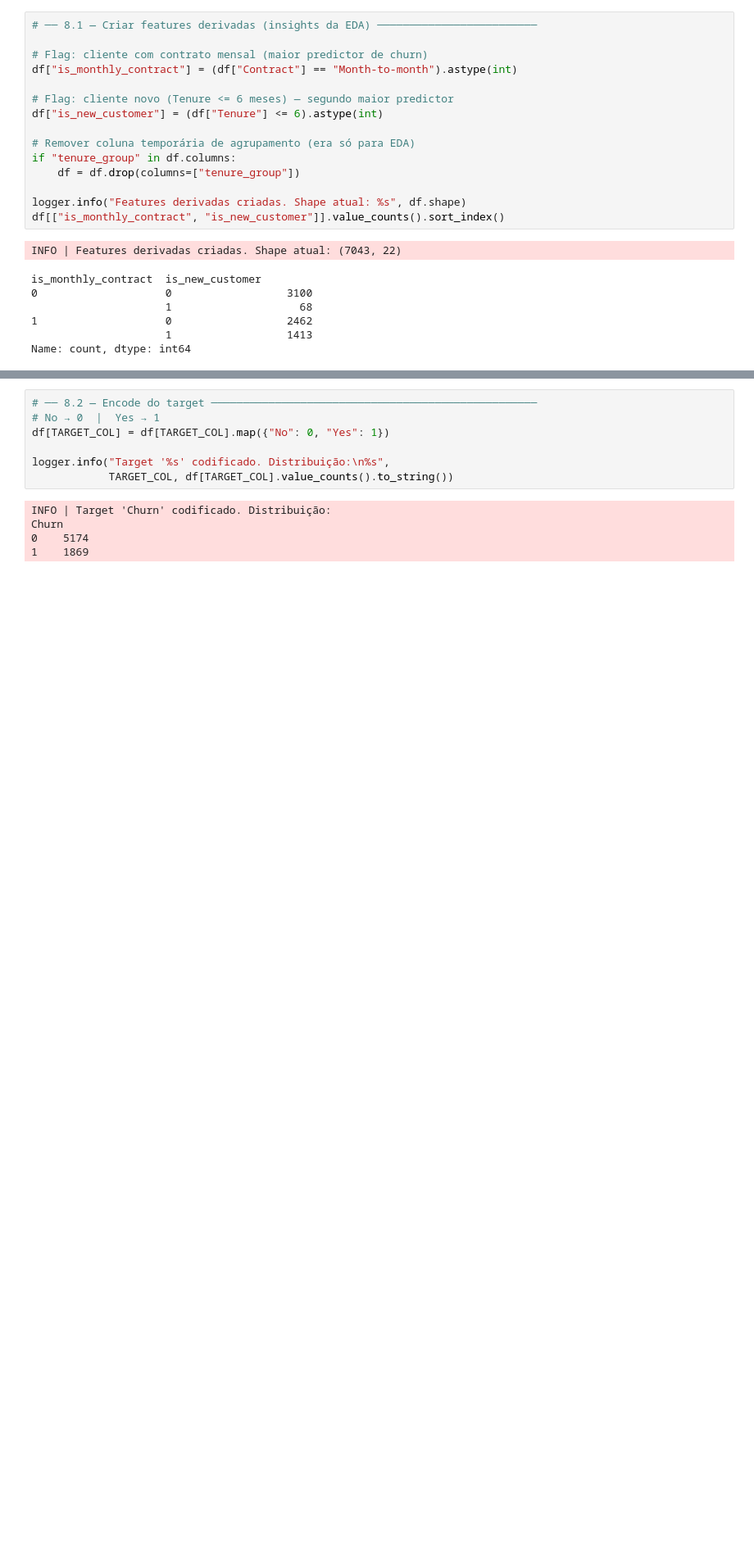
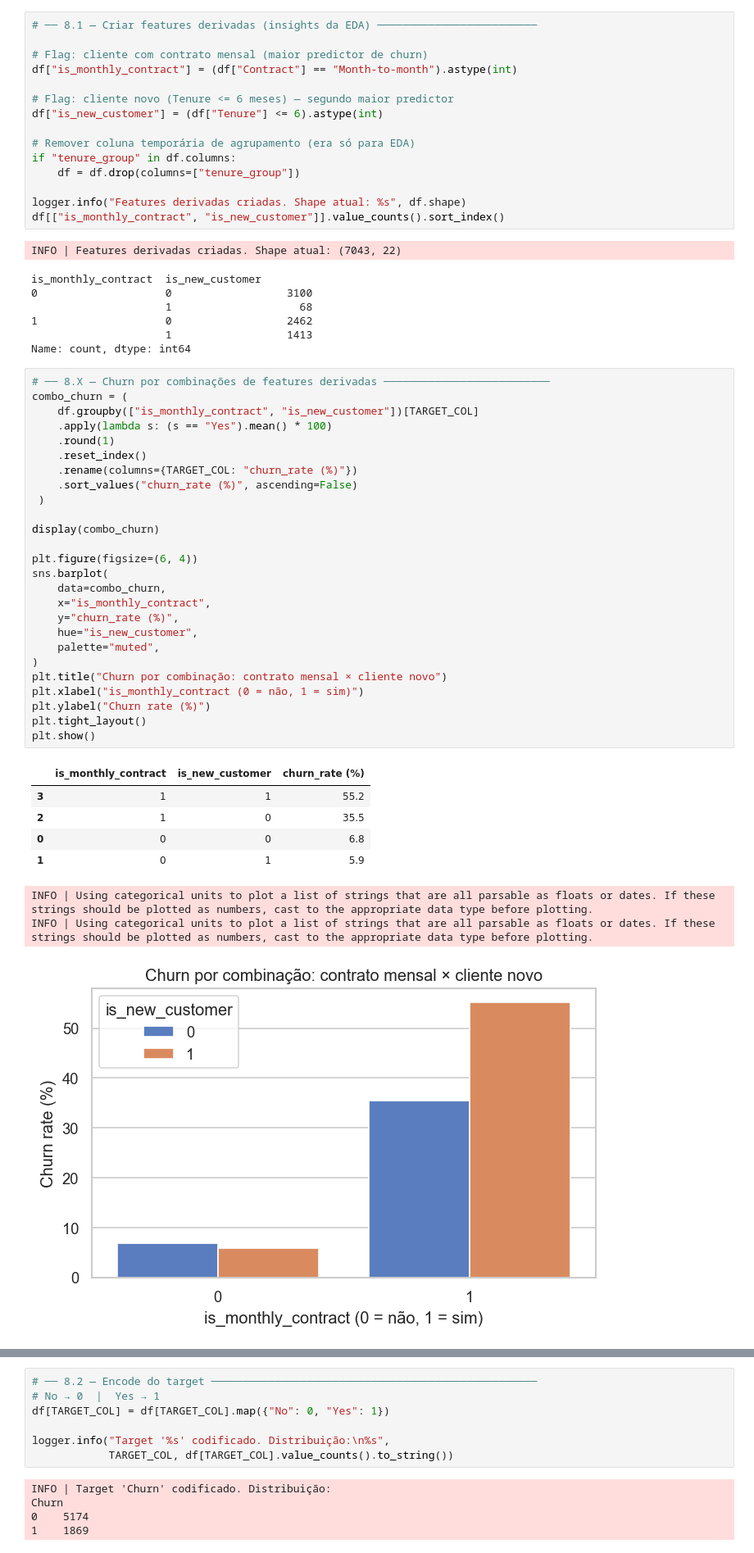
Before and after one commit to Edwardmaster7/ML_TELCO_CHURN, a Jupyter notebook: notebooks/01_eda_feature_engineering.ipynb, the cells around one changed output, grey strips where cells are left out. Shown at 82% size. Drawn from its saved outputs; the diff is of its cells as text; blank space fills up the shorter version.

```diff
--- a/notebooks/01_eda_feature_engineering.ipynb
+++ b/notebooks/01_eda_feature_engineering.ipynb
@@ -584,3 +711,38 @@ is_monthly_contract  is_new_customer
 1                    0                  2462
                      1                  1413
 Name: count, dtype: int64
+# %%
+# ── 8.X — Churn por combinações de features derivadas ──────────────────────────
+combo_churn = (
+    df.groupby(["is_monthly_contract", "is_new_customer"])[TARGET_COL]
+    .apply(lambda s: (s == "Yes").mean() * 100)
+    .round(1)
+    .reset_index()
+    .rename(columns={TARGET_COL: "churn_rate (%)"})
+    .sort_values("churn_rate (%)", ascending=False)
+ )
+
+display(combo_churn)
+
+plt.figure(figsize=(6, 4))
+sns.barplot(
+    data=combo_churn,
+    x="is_monthly_contract",
+    y="churn_rate (%)",
+    hue="is_new_customer",
+    palette="muted",
+)
+plt.title("Churn por combinação: contrato mensal × cliente novo")
+plt.xlabel("is_monthly_contract (0 = não, 1 = sim)")
+plt.ylabel("Churn rate (%)")
+plt.tight_layout()
+plt.show()
+# %% [output]
+|  | is_monthly_contract | is_new_customer | churn_rate (%) |
+| 3 | 1 | 1 | 55.2 |
+| 2 | 1 | 0 | 35.5 |
+| 0 | 0 | 0 | 6.8 |
+| 1 | 0 | 1 | 5.9 |
+INFO | Using categorical units to plot a list of strings that are all parsable as floats or dates. If these strings should be plotted as numbers, cast to the appropriate data type before plotting.
+INFO | Using categorical units to plot a list of strings that are all parsable as floats or dates. If these strings should be plotted as numbers, cast to the appropriate data type before plotting.
+[figure, added]
```
Also changed, not shown: parts of 18 cells of this notebook, 1 other file.
